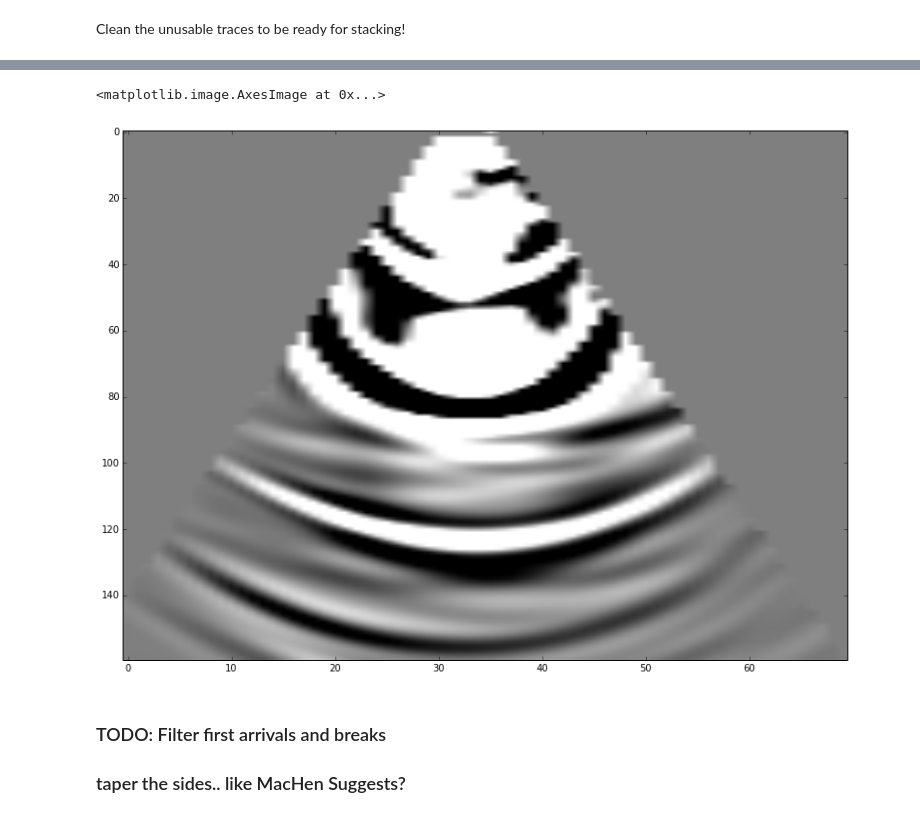
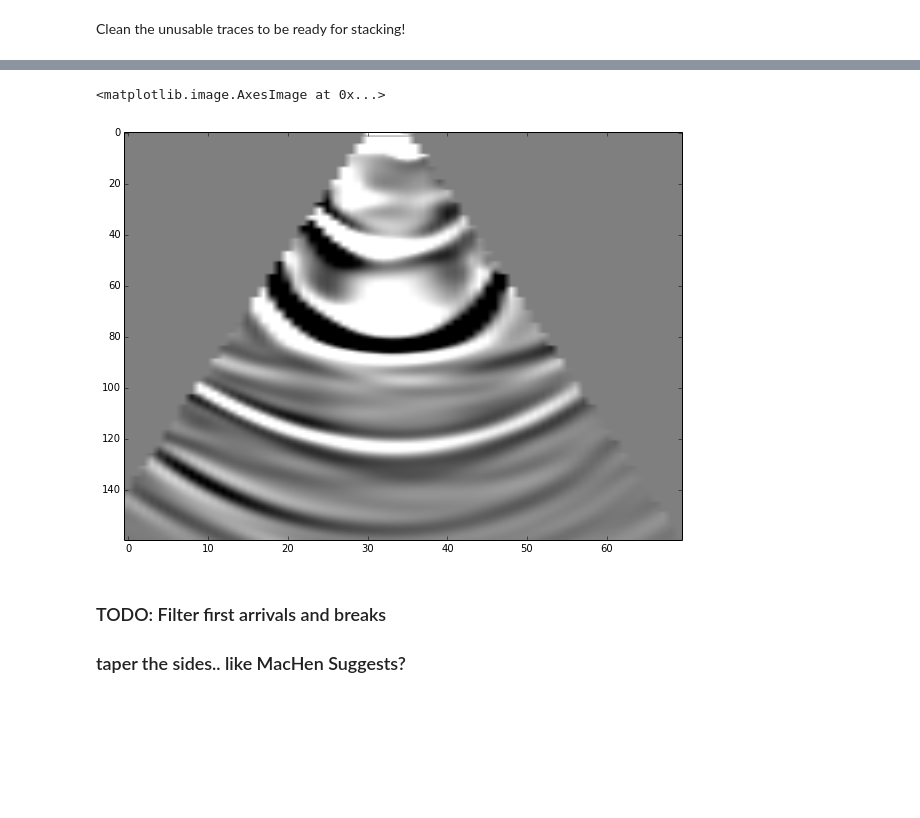
Before and after one commit to eusoubrasileiro/geonumerics, a Jupyter notebook: ipython_notebooks/Fatiando Pre-stack RTM.ipynb, the cells around one changed output, grey strips where cells are left out. Cells and saved outputs as stored; diff of their text form; code cells hidden in the pictures; blank space fills up the shorter version.

```diff
--- a/ipython_notebooks/Fatiando Pre-stack RTM.ipynb
+++ b/ipython_notebooks/Fatiando Pre-stack RTM.ipynb
@@ -185,9 +222,9 @@ print imax
 # %%
-time_map = np.zeros((160,70))
+#time_map = np.zeros((160,70))
 
-for k in xrange(160):
-    for i in xrange(70):
-        time_map[k, i] = getarrival_index(stspsfwd[:, k, i])
+#for k in xrange(160):
+#   for i in xrange(70):
+#        time_map[k, i] = getarrival_index2(stspsfwd[:, k, i])
 # %%
 figure(figsize=(10,10))
 imshow(time_map, aspect=0.12, origin='upper')
@@ -285,14 +317,15 @@ imshow(umigrated, aspect=0.32, origin='upper', cmap=mpl.cm.gray_r, vmin=-.001, v
 # %%
-umigrated = np.zeros((160, 70))
+umigratedc = np.zeros((160, 70))
 
 ##stspsfwd shape is (917, 160, 70) same as rtm
 
 for i in xrange(160):
     for j in xrange(70):
-        umigrated[i, j] = np.dot(rtm[:, i, j], stspsfwd[::-1, i, j])
+        umigratedc[i, j] = np.dot(rtm[:, i, j], stspsfwd[::-1, i, j])
+        umigratedc[i, j] /= np.sum(stspsfwd[:, i, j]**2)
         #print bg, ed
 
-figure(figsize=(15,10))
-imshow(umigrated, aspect=0.32, origin='upper', cmap=mpl.cm.gray_r, vmin=-.01, vmax=.01)
+figure(figsize=(10,10))
+imshow(umigratedc, aspect=0.32, origin='upper', cmap=mpl.cm.gray_r, vmin=-.001, vmax=.001)
 # %% [output]
 <matplotlib.image.AxesImage at 0x...>
@@ -300,11 +333,11 @@ imshow(umigrated, aspect=0.32, origin='upper', cmap=mpl.cm.gray_r, vmin=-.01, vm
 # %%
-umigrated[:,:35] = zmutelinear(umigrated[:,:35], 140, -14./3.)
-umigrated[:,35:] = zmutelinear(umigrated[:,35:], 0, 14./3.)
-figure(figsize=(15,10))
-imshow(umigrated, aspect=0.32, origin='upper', cmap=mpl.cm.gray_r, vmin=-.01, vmax=.01)
+umigratedc[:,:35] = zmutelinear(umigratedc[:,:35], 140, -14./3.)
+umigratedc[:,35:] = zmutelinear(umigratedc[:,35:], 0, 14./3.)
+figure(figsize=(10,10))
+imshow(umigratedc, aspect=0.32, origin='upper', cmap=mpl.cm.gray_r, vmin=-.001, vmax=.001)
 # %% [output]
 <matplotlib.image.AxesImage at 0x...>
-[figure, old version]
+[figure, new version]
 # %% [markdown]
 ### TODO: Filter first arrivals and breaks ###
 ### taper the sides.. like MacHen Suggests? ###
```
Also changed, not shown: parts of 21 cells of this notebook, 3 other files.
